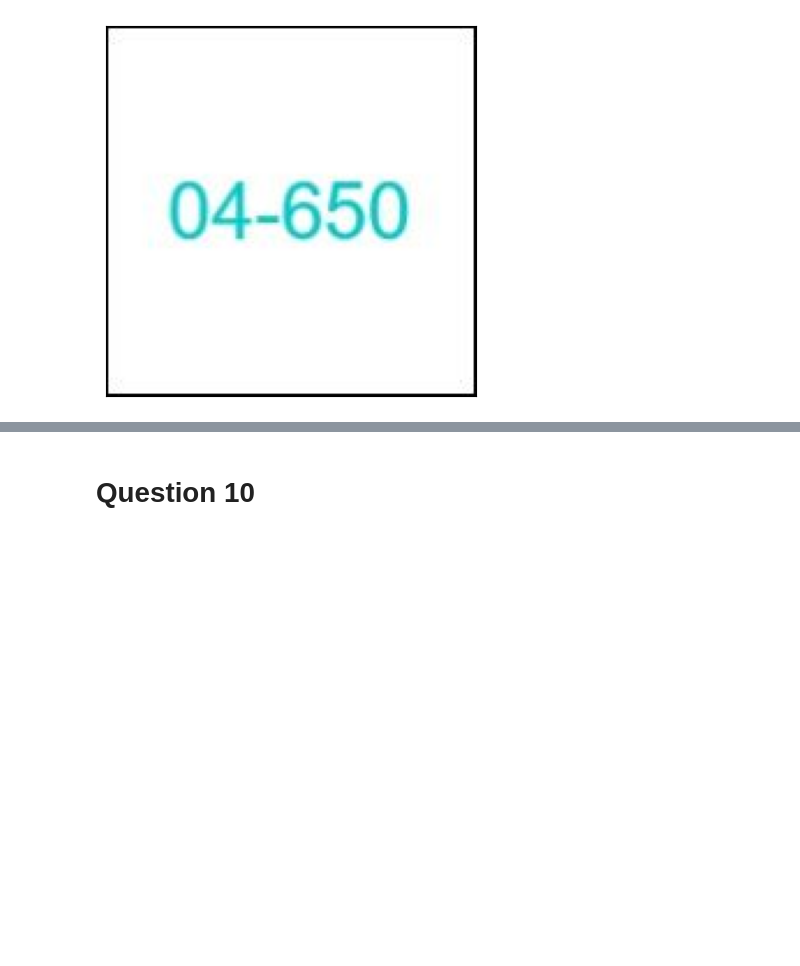
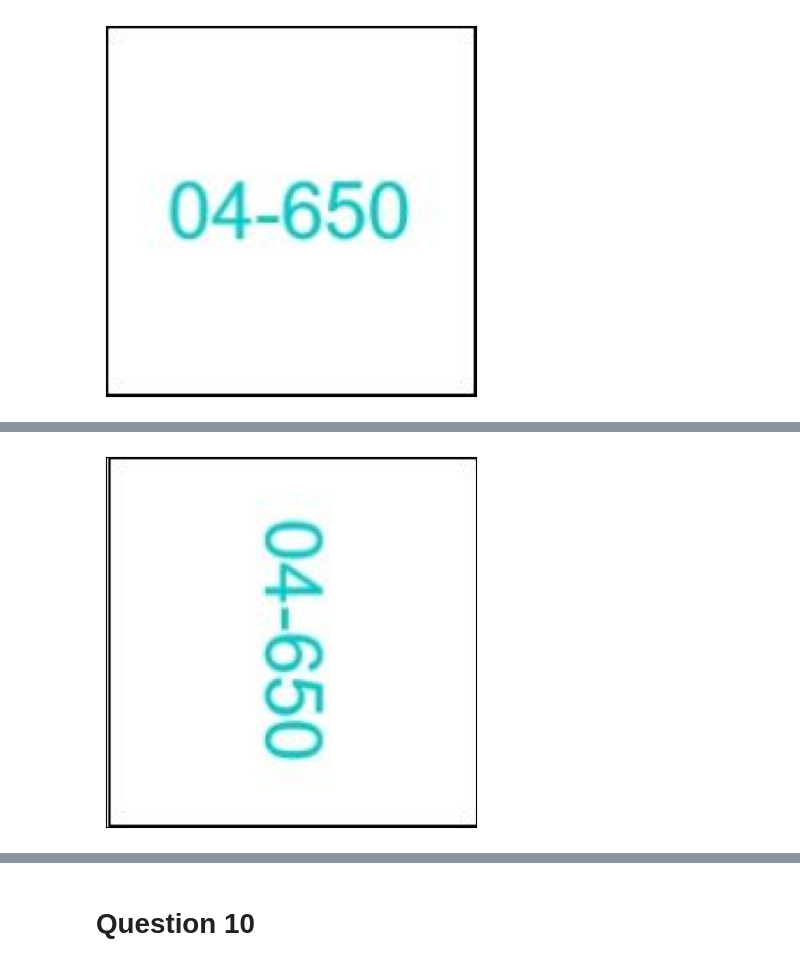
Before and after one commit to kkipngenokoech/MathsRequiredForAI, a Jupyter notebook: latex/handout/HW2_P2.ipynb, the cells around one changed output, grey strips where cells are left out. Drawn from its saved outputs; the diff is of its cells as text; code cells hidden in the pictures; blank space fills up the shorter version.

```diff
--- a/latex/handout/HW2_P2.ipynb
+++ b/latex/handout/HW2_P2.ipynb
@@ -59,9 +87,14 @@ transform_image(img, A)
 # %%
 # (c) create transformation matrix that realizes the proposed transformation
 # and call the function you implemented above.
 
-A = None # TODO
+A = np.array([
+    [0, -1],
+    [1, 0]
+])
 transform_image(img, A)
+# %% [output]
+[figure, added]
 # %%
 # (d) create transformation matrix that realizes the proposed transformation
 # and call the function you implemented above.
```
Also changed, not shown: parts of 9 cells of this notebook.
